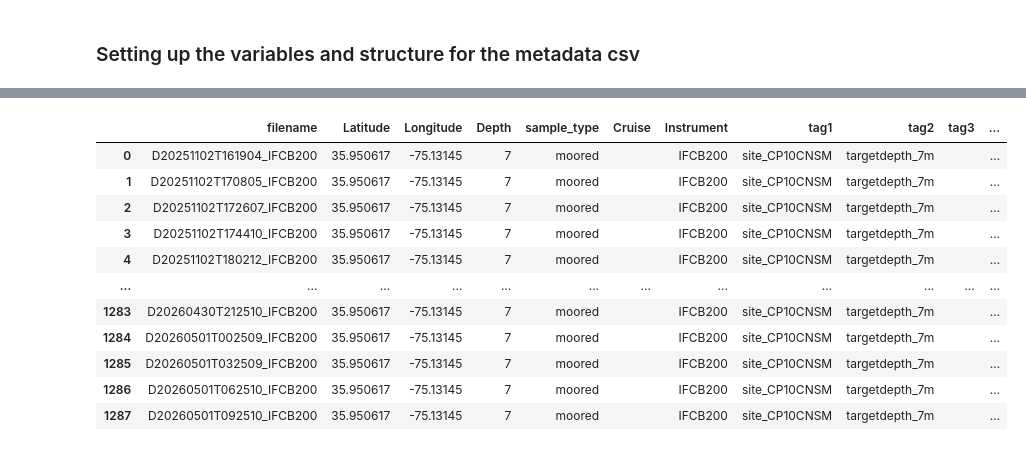
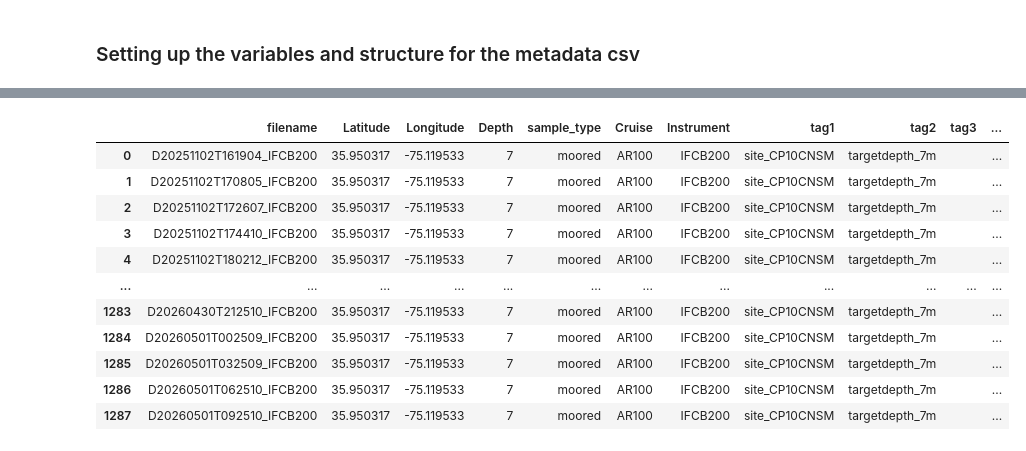
Before and after one commit to sauuyer/ifcb-parsing-processing, a Jupyter notebook: IFCB_Log_Notebooks/IFCB_Dashboard_Metadata_CSV_moored.ipynb, the cells around one changed output, grey strips where cells are left out. Saved outputs shown, nothing was run; the diff lists cells and outputs as text; code cells hidden in the pictures.

Commit message:
stopped_early tag added to moored notebook and anchor survey coords updated

```diff
--- a/IFCB_Log_Notebooks/IFCB_Dashboard_Metadata_CSV_moored.ipynb
+++ b/IFCB_Log_Notebooks/IFCB_Dashboard_Metadata_CSV_moored.ipynb
@@ -151,0 +187,8 @@ if __name__ == "__main__":
+# %%
+filenames = sorted(
+    f for f in os.listdir(download_folder)
+    if f.endswith(".hdr")
+)
+
+print(f"Number of HDR files found: {len(filenames)}")
+print(filenames[:5])
@@ -153,31 +199,71 @@ if __name__ == "__main__":
 ### Setting up the variables and structure for the metadata csv
 # %%
 # these are the variables that will need to be updated per recovery
-cnsm_surveyed_anchor_position_lat = 35.950617 # taken from Pioneer 23 QLR (CP10CNSM-00004 deployment)
-cnsm_surveyed_anchor_position_lon = -75.1314500 # taken from Pioneer 23 QLR (CP10CNSM-00004 deployment)
+cnsm_surveyed_anchor_position_lat = 35.950317 # taken from Pioneer 22 leg 1 QLR (CP10CNSM-00003 deployment)
+cnsm_surveyed_anchor_position_lon = -75.119533 # taken from Pioneer 22 QLR leg 1 (CP10CNSM-00003 deployment)
 cruise = 'AR100' # while there is technically no cruise number for moored plims data, this instance of cruise number is used in the file name
 ifcb_instrument_num = 'IFCB200' # use format: IFCBXXX
+
+
+def get_sample_type(hdr_path):
+    """
+    Read IFCB HDR file and determine sample type.
+    Returns 'stopped_early' if stopped condition is found, otherwise 'moored'.
+    """
+    with open(hdr_path, "r", errors="ignore") as f:
+        hdr_text = f.read().lower()
+
+    if "stopped" in hdr_text:
+        return "stopped_early"
+
+    return "moored"
+
+
 metadata_rows = []
 
-columns_in_metadata_csv = ['filename', 'Latitude', 'Longitude', 'Depth', 'sample_type', 'Cruise', 'Instrument', 'tag1', 'tag2', 'tag3','tag4']
+columns_in_metadata_csv = [
+    'filename',
+    'Latitude',
+    'Longitude',
+    'Depth',
+    'sample_type',
+    'Cruise',
+    'Instrument',
+    'tag1',
+    'tag2',
+    'tag3',
+    'tag4'
+]
+
 
 for fname in filenames:
+    print(f"Processing {fname}")
+
+    hdr_path = os.path.join(download_folder, fname)
+
+    resulting_sample_type = get_sample_type(hdr_path)
+
     row = {
         'filename': fname.replace('.hdr', ''),
         'Latitude': cnsm_surveyed_anchor_position_lat,
         'Longitude': cnsm_surveyed_anchor_position_lon,
         'Depth': 7,
-        'sample_type': 'moored',
-        'Cruise': '',
+        'sample_type': resulting_sample_type,
+        'Cruise': cruise,
         'Instrument': ifcb_instrument_num,
         'tag1': 'site_CP10CNSM',
         'tag2': 'targetdepth_7m',
-        'tag3': '', # tag 3 is the second site tag in the shipboard IFCB metadta file, which is NA for moored data
-        'tag4': '', # tag 4 and any subsequent tags are used for quality control tags and prefaced by "qc_" (e.g. qc_bad_focus)
+        'tag3': '',
+        'tag4': '',
     }
+
     metadata_rows.append(row)
 
-plims_metadata_df = pd.DataFrame(metadata_rows)
 
-plims_metadata_df
+plims_metadata_df = pd.DataFrame(
+    metadata_rows,
+    columns=columns_in_metadata_csv
+)
+
+print('done')
 # %% [output]
@@ -184,12 +287,12 @@ plims_metadata_df
 |  | filename | Latitude | Longitude | Depth | sample_type | Cruise | Instrument | tag1 | tag2 | tag3 | ... |
-| 0 | D20251102T161904_IFCB200 | 35.950617 | -75.13145 | 7 | moored |  | IFCB200 | site_CP10CNSM | targetdepth_7m |  | ... |
-| 1 | D20251102T170805_IFCB200 | 35.950617 | -75.13145 | 7 | moored |  | IFCB200 | site_CP10CNSM | targetdepth_7m |  | ... |
-| 2 | D20251102T172607_IFCB200 | 35.950617 | -75.13145 | 7 | moored |  | IFCB200 | site_CP10CNSM | targetdepth_7m |  | ... |
-| 3 | D20251102T174410_IFCB200 | 35.950617 | -75.13145 | 7 | moored |  | IFCB200 | site_CP10CNSM | targetdepth_7m |  | ... |
-| 4 | D20251102T180212_IFCB200 | 35.950617 | -75.13145 | 7 | moored |  | IFCB200 | site_CP10CNSM | targetdepth_7m |  | ... |
+| 0 | D20251102T161904_IFCB200 | 35.950317 | -75.119533 | 7 | moored | AR100 | IFCB200 | site_CP10CNSM | targetdepth_7m |  | ... |
+| 1 | D20251102T170805_IFCB200 | 35.950317 | -75.119533 | 7 | moored | AR100 | IFCB200 | site_CP10CNSM | targetdepth_7m |  | ... |
+| 2 | D20251102T172607_IFCB200 | 35.950317 | -75.119533 | 7 | moored | AR100 | IFCB200 | site_CP10CNSM | targetdepth_7m |  | ... |
+| 3 | D20251102T174410_IFCB200 | 35.950317 | -75.119533 | 7 | moored | AR100 | IFCB200 | site_CP10CNSM | targetdepth_7m |  | ... |
+| 4 | D20251102T180212_IFCB200 | 35.950317 | -75.119533 | 7 | moored | AR100 | IFCB200 | site_CP10CNSM | targetdepth_7m |  | ... |
 | ... | ... | ... | ... | ... | ... | ... | ... | ... | ... | ... | ... |
-| 1283 | D20260430T212510_IFCB200 | 35.950617 | -75.13145 | 7 | moored |  | IFCB200 | site_CP10CNSM | targetdepth_7m |  | ... |
-| 1284 | D20260501T002509_IFCB200 | 35.950617 | -75.13145 | 7 | moored |  | IFCB200 | site_CP10CNSM | targetdepth_7m |  | ... |
-| 1285 | D20260501T032509_IFCB200 | 35.950617 | -75.13145 | 7 | moored |  | IFCB200 | site_CP10CNSM | targetdepth_7m |  | ... |
-| 1286 | D20260501T062510_IFCB200 | 35.950617 | -75.13145 | 7 | moored |  | IFCB200 | site_CP10CNSM | targetdepth_7m |  | ... |
-| 1287 | D20260501T092510_IFCB200 | 35.950617 | -75.13145 | 7 | moored |  | IFCB200 | site_CP10CNSM | targetdepth_7m |  | ... |
+| 1283 | D20260430T212510_IFCB200 | 35.950317 | -75.119533 | 7 | moored | AR100 | IFCB200 | site_CP10CNSM | targetdepth_7m |  | ... |
+| 1284 | D20260501T002509_IFCB200 | 35.950317 | -75.119533 | 7 | moored | AR100 | IFCB200 | site_CP10CNSM | targetdepth_7m |  | ... |
+| 1285 | D20260501T032509_IFCB200 | 35.950317 | -75.119533 | 7 | moored | AR100 | IFCB200 | site_CP10CNSM | targetdepth_7m |  | ... |
+| 1286 | D20260501T062510_IFCB200 | 35.950317 | -75.119533 | 7 | moored | AR100 | IFCB200 | site_CP10CNSM | targetdepth_7m |  | ... |
+| 1287 | D20260501T092510_IFCB200 | 35.950317 | -75.119533 | 7 | moored | AR100 | IFCB200 | site_CP10CNSM | targetdepth_7m |  | ... |
```
Also changed, not shown: parts of 4 cells of this notebook.
